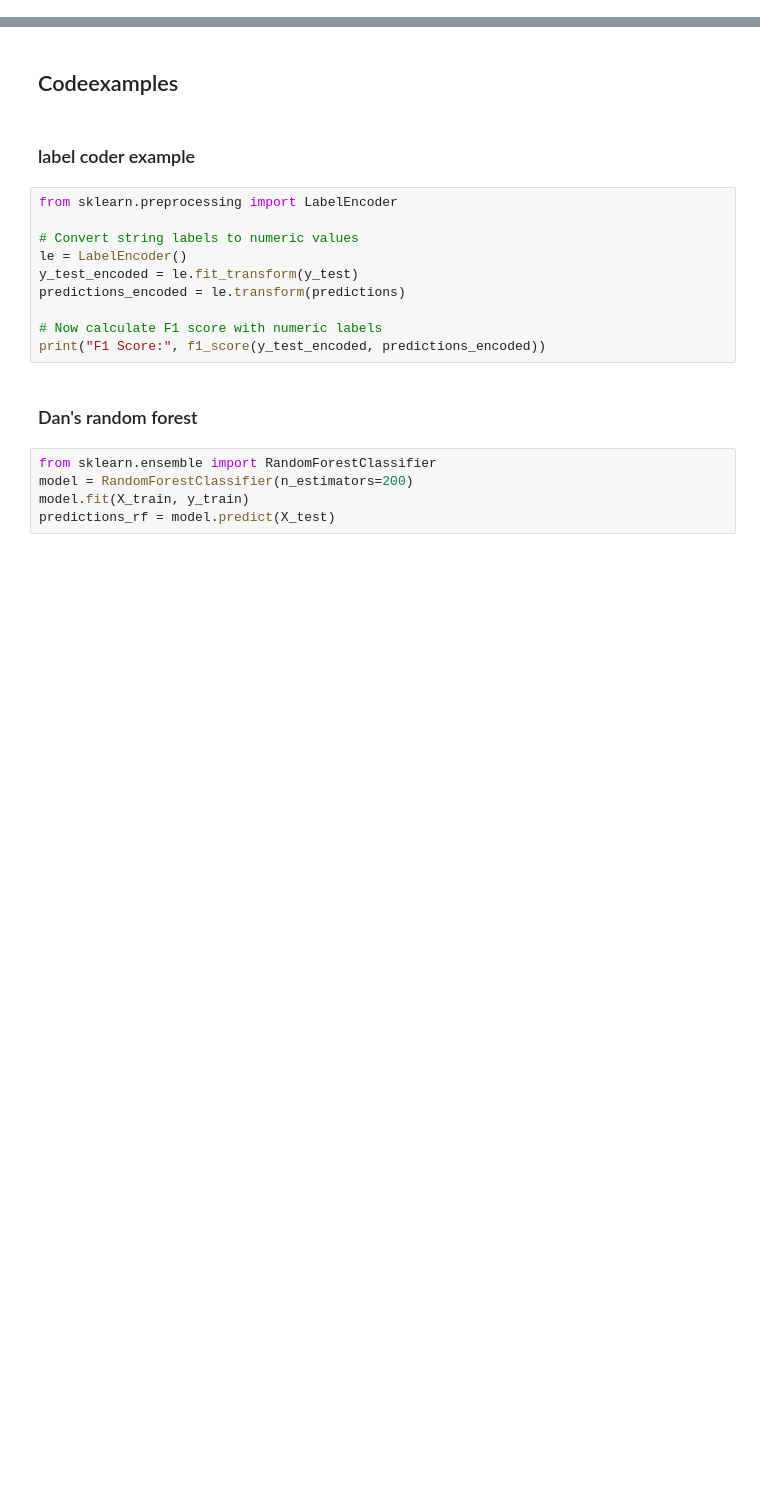
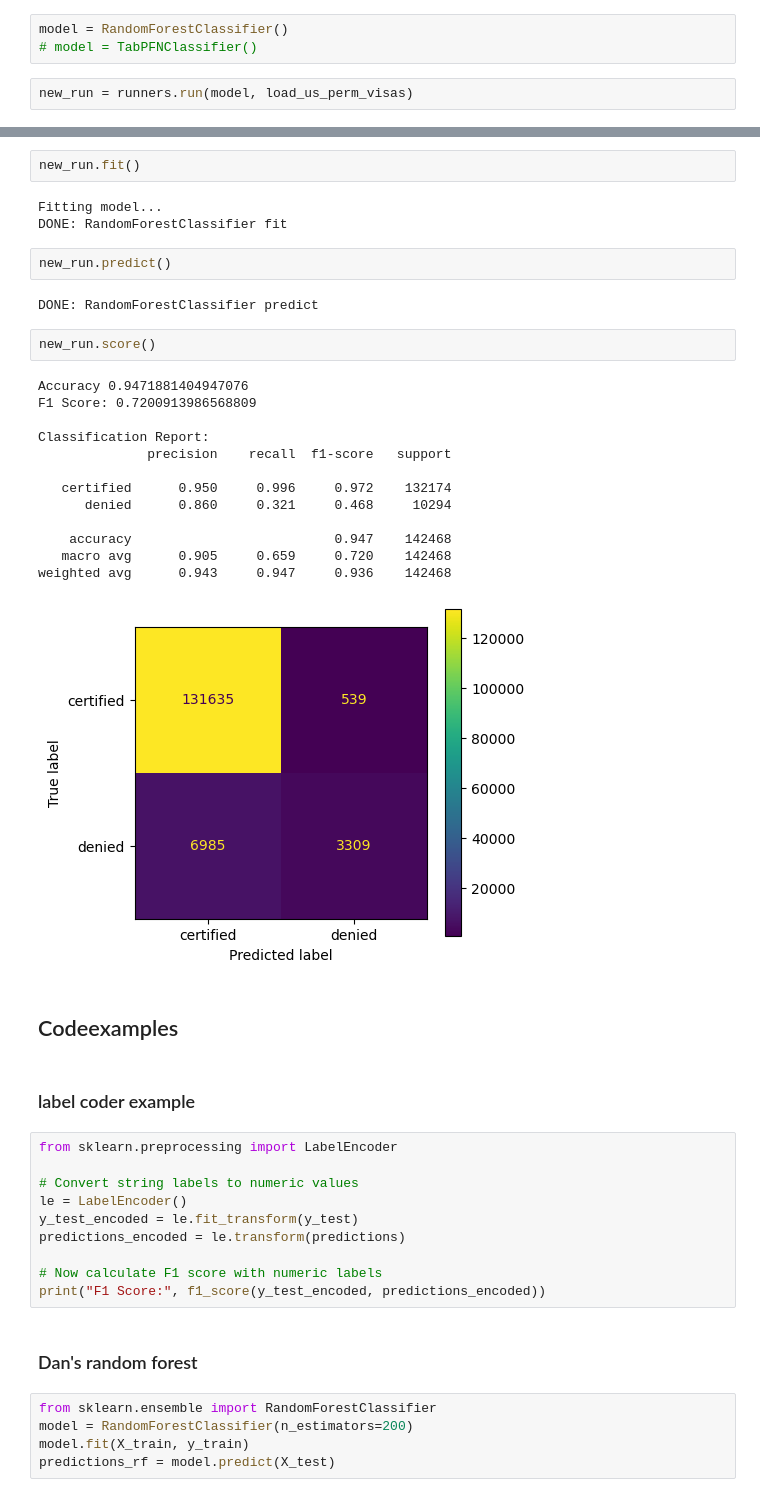
Before and after one commit to josk0/cleva, a Jupyter notebook: start.ipynb, the cells around one changed output, grey strips where cells are left out. Saved outputs shown, nothing was run; the diff lists cells and outputs as text; blank space fills up the shorter version.

```diff
--- a/start.ipynb
+++ b/start.ipynb
@@ -29,0 +7,5 @@ DONE: TabPFN run
+# %%
+model = RandomForestClassifier()
+# model = TabPFNClassifier()
+# %%
+new_run = runners.run(model, load_us_perm_visas)
@@ -30,3 +49,28 @@ DONE: TabPFN run
+# %%
+new_run.fit()
+# %% [output]
+Fitting model...
+DONE: RandomForestClassifier fit
+# %%
+new_run.predict()
+# %% [output]
+DONE: RandomForestClassifier predict
+# %%
+new_run.score()
+# %% [output]
+Accuracy 0.9471881404947076
+F1 Score: 0.7200913986568809
+
+Classification Report:
+              precision    recall  f1-score   support
+
+   certified      0.950     0.996     0.972    132174
+      denied      0.860     0.321     0.468     10294
+
+    accuracy                          0.947    142468
+   macro avg      0.905     0.659     0.720    142468
+weighted avg      0.943     0.947     0.936    142468
+[figure, added]
 # %% [markdown]
 ## Codeexamples
 # %% [markdown]
```
Also changed, not shown: parts of 10 cells of this notebook, 8 other files.
